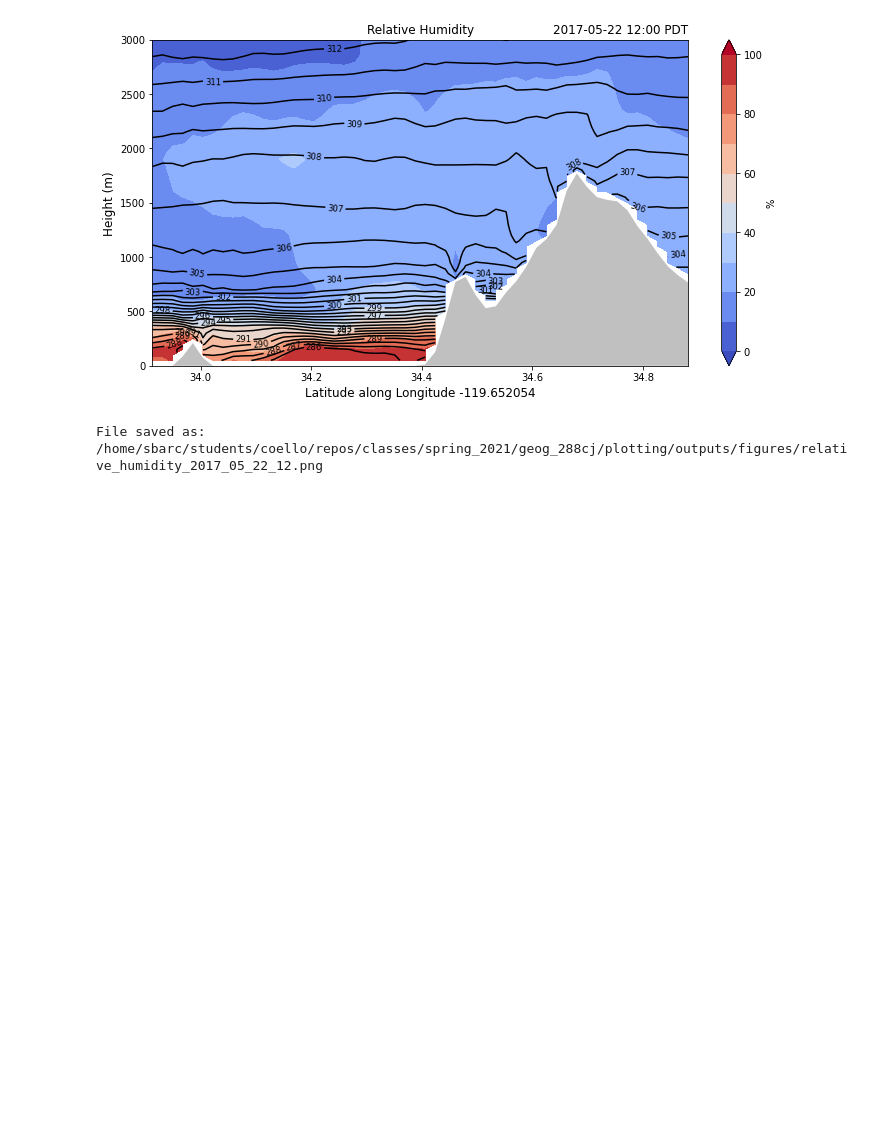
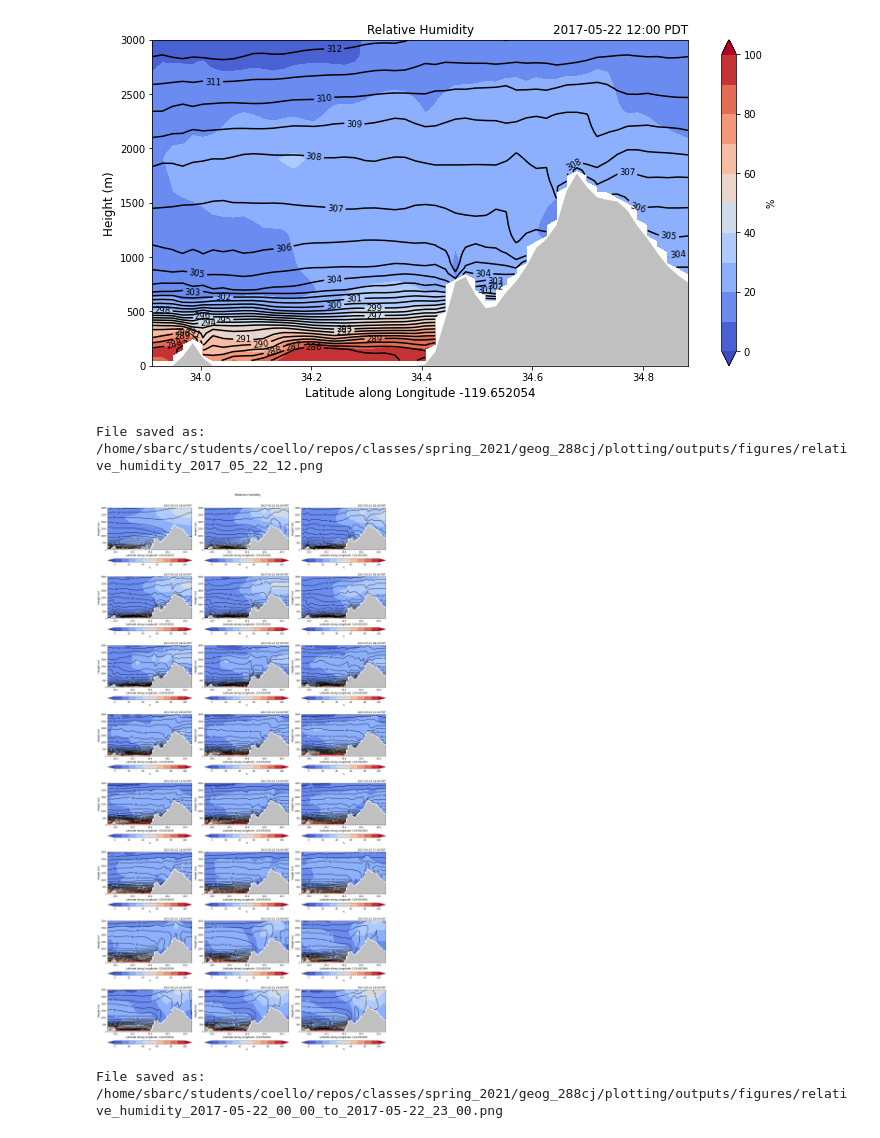
Before and after one commit to mmcoello/spring_2021, a Jupyter notebook: geog_288cj/plotting/analysis/cross_section_plotting.ipynb, the cells around one changed output. Drawn from its saved outputs; the diff is of its cells as text; code cells hidden in the pictures; blank space fills up the shorter version.

Commit message:
added multi cross section plot

```diff
--- a/geog_288cj/plotting/analysis/cross_section_plotting.ipynb
+++ b/geog_288cj/plotting/analysis/cross_section_plotting.ipynb
@@ -87,16 +158,7 @@ def plot_cross_section(data, pot_data, terrian, levels_data, levels_pot, data_co
 # %%
 # Set filepath
-#Duine 2019 non fire western case study
-# datdir = '/home/sbarc/wrf/wrf401/sundowners/20170311/run-64452560-z0-SMOIS200/'
-# filename = 'wrfout_d04_2017-03-10_18:00:00'
-
-# Non-sundowner
-datdir = '../input_data/'
-filename = 'wrfout_d03_2017-05-22_00:00:00'
-
-# #Cannon Case Study Non-sundowner
-# datdir = '/home/sundowners/non-sundowner/2004/'
-# filename = 'wrfout_d04_2004-04-29_00:00:00'
+datdir = '../input_data/wrf_out_post/'
+filename = 'wrfout_d03_2017-05-22_00:00:00_zlev'
 
 # set output filepath
 outdir = '/home/sbarc/students/coello/repos/classes/spring_2021/geog_288cj/plotting/outputs/'
@@ -184,3 +245,20 @@ plot_cross_section(cross_data[var].sel(Time = timestep), \
 # %% [output]
 [figure]
 File saved as: /home/sbarc/students/coello/repos/classes/spring_2021/geog_288cj/plotting/outputs/figures/relative_humidity_2017_05_22_12.png
+# %%
+# des_hours = [0, 1, 2, 3, 4, 5, 6, 7, 8, 9, 10, 11, 12]
+des_hours = [0, 1, 2, 3, 4, 5, 6, 7, 8, 9, 10, 11, 12, 13, 14, 15, 16, 17, 18, 19, 20, 21, 22, 23]
+dur = len(des_hours)
+
+# set up subsfigure rows and columns
+nc = 3
+nr = int(dur/nc)
+
+for i in range(0, len(data.time.values), 24):
+
+    xsection_subplots(cross_data['theta'][i:i+24], cross_data[var][i:i+24], cross_data['terr'], levelst, levels, var_color, \
+                      var_unit, var_title, var_name, fig_outdir, int(nc * 8), \
+                      int(nr * 6), [0.15, 0.15], nr, nc, des_hours, dur, 0.9, 0.09, True, 3000)
+# %% [output]
+[figure, added]
+File saved as: /home/sbarc/students/coello/repos/classes/spring_2021/geog_288cj/plotting/outputs/figures/relative_humidity_2017-05-22_00_00_to_2017-05-22_23_00.png
```
Also changed, not shown: parts of 3 cells of this notebook, 4 other files.
